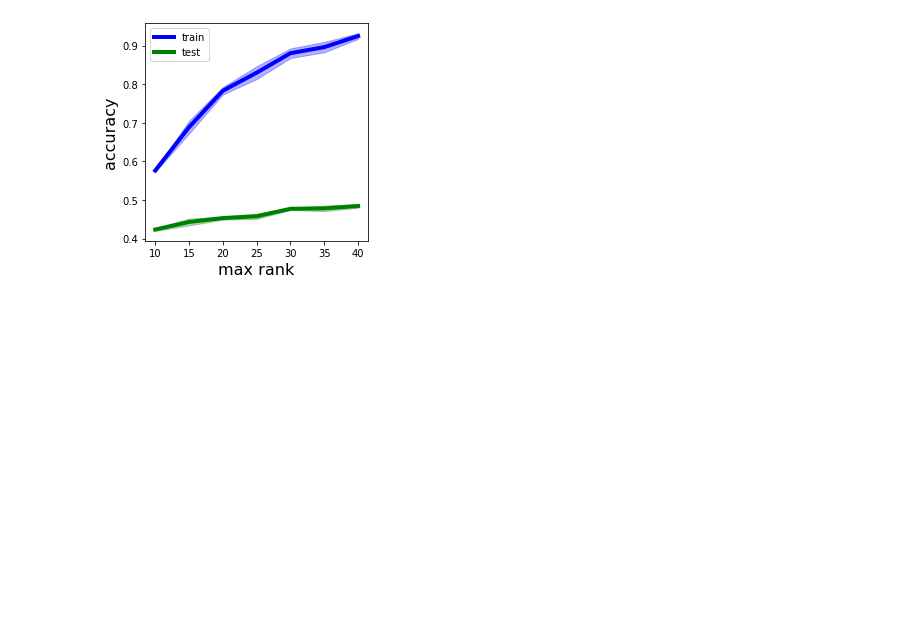
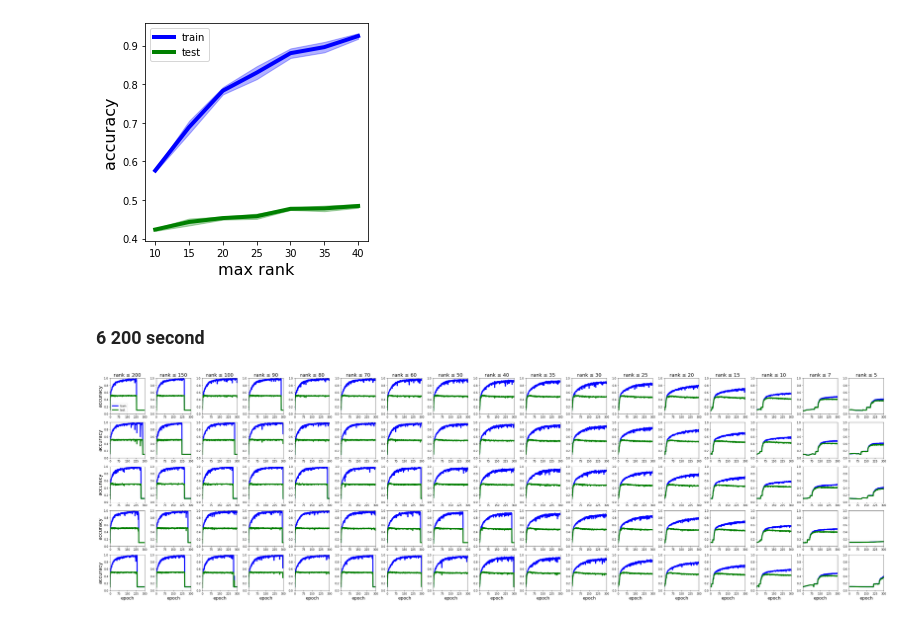
Before and after one commit to azaho/9520proj, a Jupyter notebook: Tests.ipynb, the cells around one changed output. Drawn from its saved outputs; the diff is of its cells as text; code cells hidden in the pictures; blank space fills up the shorter version.

Commit message:
add no fancy init

```diff
--- a/Tests.ipynb
+++ b/Tests.ipynb
@@ -1048,3 +1048,56 @@ plt.legend()
 # %% [output]
 <matplotlib.legend.Legend at 0x...>
 [figure]
+# %% [markdown]
+### 6 200 second
+# %%
+n_layers = 6
+m_per_layer = 200
+n_epochs = 300
+batch_size = 128
+lr = 0.07
+init_randoms = range(0, 5)
+#max_ranks = range(1000, 99, -100)
+#max_ranks = list(range(1000, 99, -100))+list(range(90, 49, -10))
+max_ranks = [200, 150] + list(range(100, 49, -10)) + list(range(40, 9, -5)) + [7, 5]
+fig = plt.figure(figsize=(24/10*len(max_ranks), 12/5*len(init_randoms)))
+for j, max_rank in enumerate(max_ranks):
+    for i, init_random in enumerate(init_randoms):
+        n_epochs = 300 #if max_rank <= 50 else 100
+        filename = f"r{max_rank}_i{init_random}_n{n_layers}_m{m_per_layer}_e{n_epochs}_b{batch_size}"
+        filename = f"r{max_rank}_i{init_random}_n{n_layers}_m{m_per_layer}_e{n_epochs}_b{batch_size}_lr{lr}"
+        with open(f"results_6l_200_with_networks/{filename}.json", 'r', encoding='utf-8') as f:
+            data = json.load(f)
+
+        ax = fig.add_subplot(len(init_randoms), len(max_ranks), i * len(max_ranks) + j+1)
+        #ax.plot(np.linspace(0, n_epochs, len(data["losses"])), np.array(data["losses"])/20, color="r", linewidth=4)
+        ax.set_ylim(0, 2.5)
+        ax.set_xlim(0, n_epochs)
+        ax.set_xticks(np.linspace(0, n_epochs, 5))
+        ax.plot(data["train_acc"], color="b", linewidth=4, label="train")
+        ax.plot(data["test_acc"], color="g", linewidth=4, label="test")
+        ax.set_ylim(0, 1)
+        #print(data["losses"])
+        #ax.plot(data["train_acc"], color="b", linewidth=4)
+        #ax.plot(data["test_acc"], color="g", linewidth=4)
+        #ax.set_ylim(0, 1)
+        #print(data["losses"])
+        if i==0:
+            ax.set_title(f"rank ≤ {max_rank}", fontsize=18)
+        if j==0:
+            ax.set_ylabel(f"accuracy", fontsize=18)
+        if i==len(init_randoms)-1:
+            ax.set_xlabel("epoch", fontsize=16)
+        if i==0 and j==0:
+            ax.legend()
+
+        #print(f"{max_rank}_{init_random}: {(data['end_time']-data['start_time'])/60}")
+
+#st = fig.suptitle(f"Connectivity from input to {unit_label} units", fontsize=24)
+#fig.supylabel('training loss\n', fontsize=20)
+#fig.supxlabel(f'epoch', fontsize=20)
+#fig.subplots_adjust(top=0.95, left=0.05, bottom=0.04)
+#fig.subplots_adjust(left=0.1, bottom=0.1)
+plt.tight_layout()
+# %% [output]
+[figure, added]
```
Also changed, not shown: parts of 6 cells of this notebook, 6 other files.
